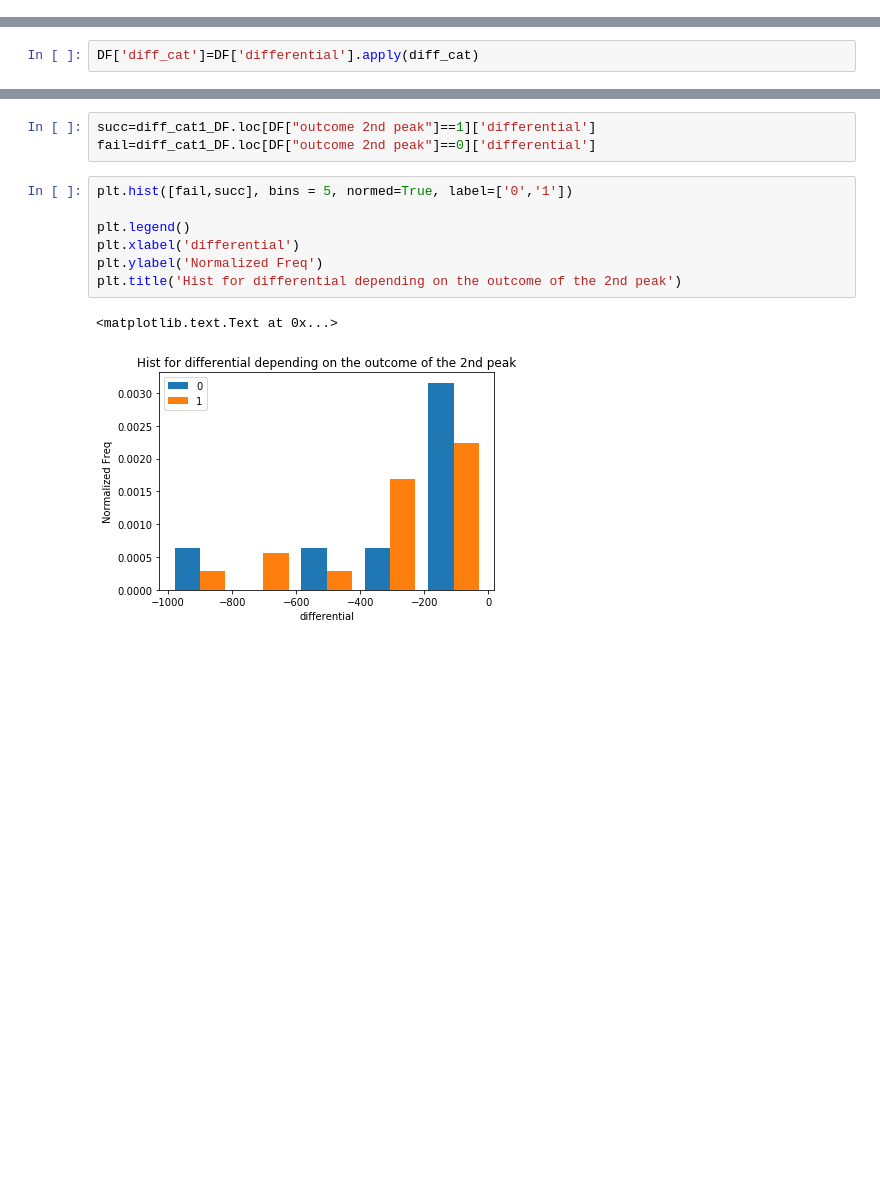
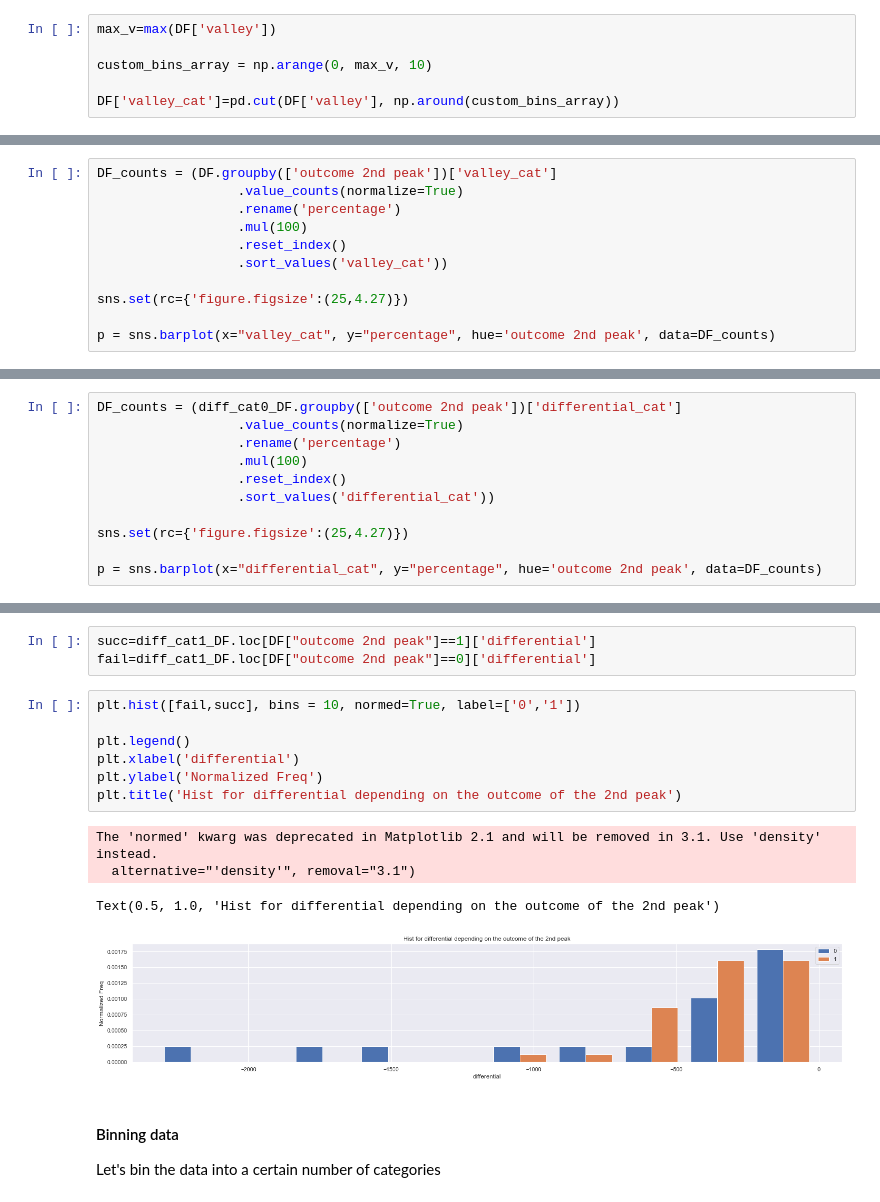
Before and after one commit to FOREXfunguru/FOREX, a Jupyter notebook: notebooks/Counter doubletop trades.ipynb, the cells around one changed output, grey strips where cells are left out. Drawn from its saved outputs; the diff is of its cells as text; blank space fills up the shorter version.

```diff
--- a/notebooks/Counter doubletop trades.ipynb
+++ b/notebooks/Counter doubletop trades.ipynb
@@ -753,0 +1171,6 @@ plt.title('Hist for valley depending on the outcome of the 2nd peak')
+# %%
+max_v=max(DF['valley'])
+
+custom_bins_array = np.arange(0, max_v, 10)
+
+DF['valley_cat']=pd.cut(DF['valley'], np.around(custom_bins_array))
@@ -753,0 +1179,11 @@ plt.title('Hist for valley depending on the outcome of the 2nd peak')
+# %%
+DF_counts = (DF.groupby(['outcome 2nd peak'])['valley_cat']
+                  .value_counts(normalize=True)
+                  .rename('percentage')
+                  .mul(100)
+                  .reset_index()
+                  .sort_values('valley_cat'))
+
+sns.set(rc={'figure.figsize':(25,4.27)})
+
+p = sns.barplot(x="valley_cat", y="percentage", hue='outcome 2nd peak', data=DF_counts)
@@ -775,8 +1213,6 @@ def diff_cat(x):
         return 0
 # %% [markdown]
 Now, let's create the new variable named `diff_cat`:
-# %%
-DF['diff_cat']=DF['differential'].apply(diff_cat)
 # %% [markdown]
 Let's compare the proportions for this new variable between the 2 categories of the `outcome 2nd peak` variable
 # %%
@@ -845,0 +1301,11 @@ plt.title('Hist for differential depending on the outcome of the 2nd peak')
+# %%
+DF_counts = (diff_cat0_DF.groupby(['outcome 2nd peak'])['differential_cat']
+                  .value_counts(normalize=True)
+                  .rename('percentage')
+                  .mul(100)
+                  .reset_index()
+                  .sort_values('differential_cat'))
+
+sns.set(rc={'figure.figsize':(25,4.27)})
+
+p = sns.barplot(x="differential_cat", y="percentage", hue='outcome 2nd peak', data=DF_counts)
@@ -876,12 +1344,17 @@ diff_cat1_DF.groupby("outcome 2nd peak").agg({'differential': 'median'})
 succ=diff_cat1_DF.loc[DF["outcome 2nd peak"]==1]['differential']
 fail=diff_cat1_DF.loc[DF["outcome 2nd peak"]==0]['differential']
 # %%
-plt.hist([fail,succ], bins = 5, normed=True, label=['0','1'])
+plt.hist([fail,succ], bins = 10, normed=True, label=['0','1'])
 
 plt.legend()
 plt.xlabel('differential')
 plt.ylabel('Normalized Freq')
 plt.title('Hist for differential depending on the outcome of the 2nd peak')
 # %% [output]
-<matplotlib.text.Text at 0x...>
+The 'normed' kwarg was deprecated in Matplotlib 2.1 and will be removed in 3.1. Use 'density' instead.
+  alternative="'density'", removal="3.1")
+Text(0.5, 1.0, 'Hist for differential depending on the outcome of the 2nd peak')
-[figure, old version]
+[figure, new version]
+# %% [markdown]
+#### Binning data
+Let's bin the data into a certain number of categories
```
Also changed, not shown: parts of 139 cells of this notebook, 29 other files.
